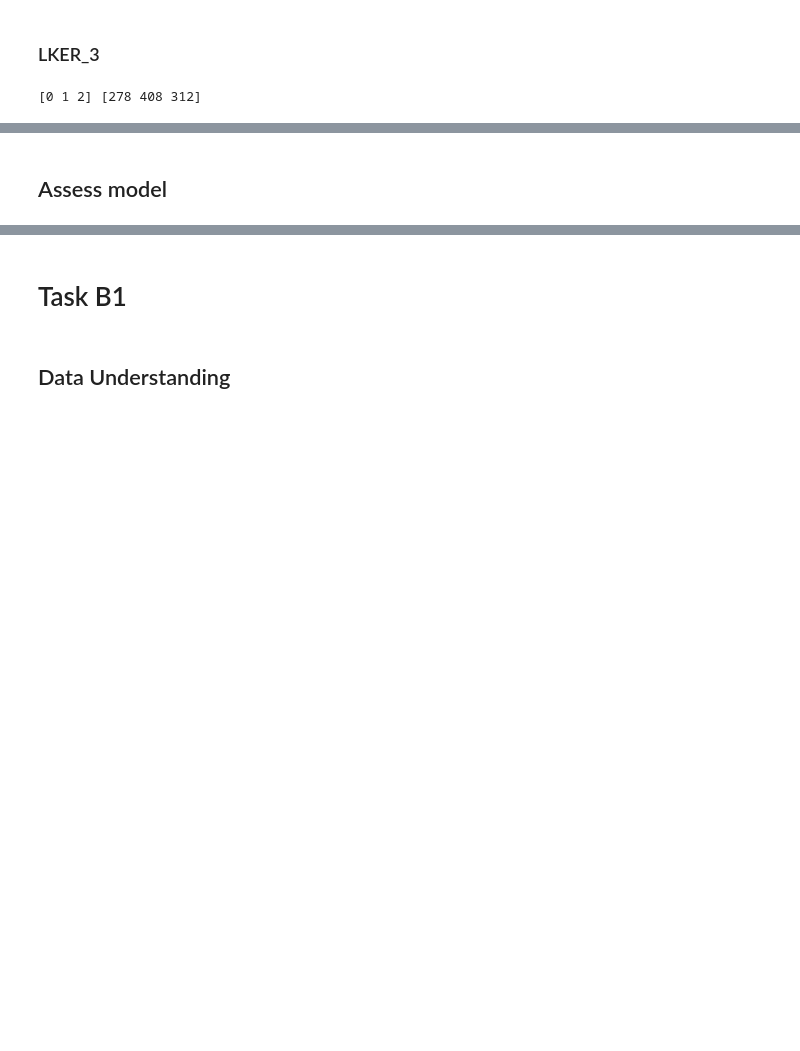
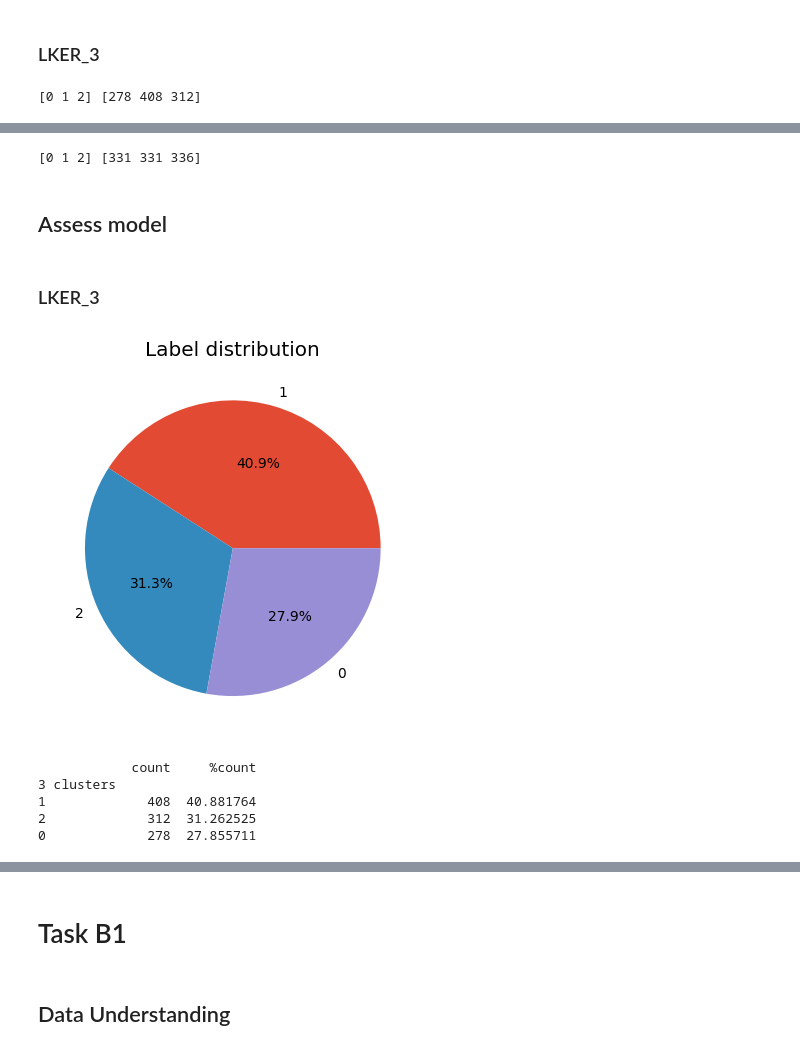
Before and after one commit to MSWinds/dm-group1-project, a Jupyter notebook: Final_Project.ipynb, the cells around one changed output, grey strips where cells are left out. Cells and saved outputs as stored; diff of their text form; code cells hidden in the pictures; blank space fills up the shorter version.

```diff
--- a/Final_Project.ipynb
+++ b/Final_Project.ipynb
@@ -2596,2 +2630,36 @@ print(LKRR_3_unique, LKRR_3_counts)
+# %%
+# MacQueen	Random	chi-square	range_feature	3
+MRCR_3_unique, MRCR_3_counts, MRCR_3_labels = get_labels_pyc('random','chi-square', range_feature, 3)
+print(MRCR_3_unique, MRCR_3_counts)
+# %% [output]
+[0 1 2] [331 331 336]
 # %% [markdown]
 ## Assess model
+# %%
+# Create a function for getting summary of the lables and a pie chart
+def label_summary(labels):
+    label_counts = pd.DataFrame(labels, columns=['label'])['label'].value_counts()
+    label_percentages = label_counts / label_counts.sum() * 100
+    label_summary = pd.concat([label_counts, label_percentages], axis=1)
+    label_summary.columns = ['count', '%count']
+    # show the size of clusters/unique labels
+    label_summary.index.name = f"{len(label_counts)} clusters"
+
+    # Generate a pie chart
+    plt.pie(label_counts.values, labels=label_counts.index, autopct='%1.1f%%')
+    plt.title('Label distribution')
+
+    # Return the summary table and pie chart
+    return label_summary, plt.show()
+# %% [markdown]
+### LKER_3
+# %%
+LKER_3_labels_summary_table, LKER_3_labels_summary_pie = label_summary(LKER_3_labels)
+print(LKER_3_labels_summary_table)
+# %% [output]
+[figure, added]
+            count     %count
+3 clusters
+1             408  40.881764
+2             312  31.262525
+0             278  27.855711
```
Also changed, not shown: parts of 7 cells of this notebook.
